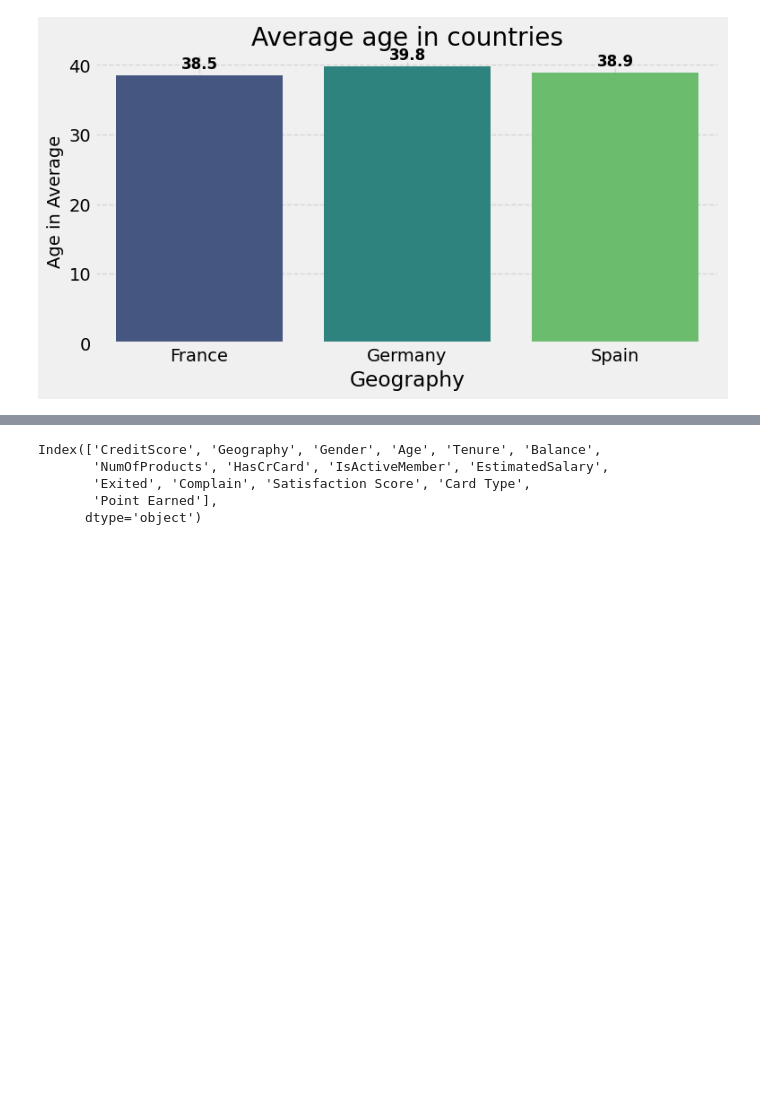
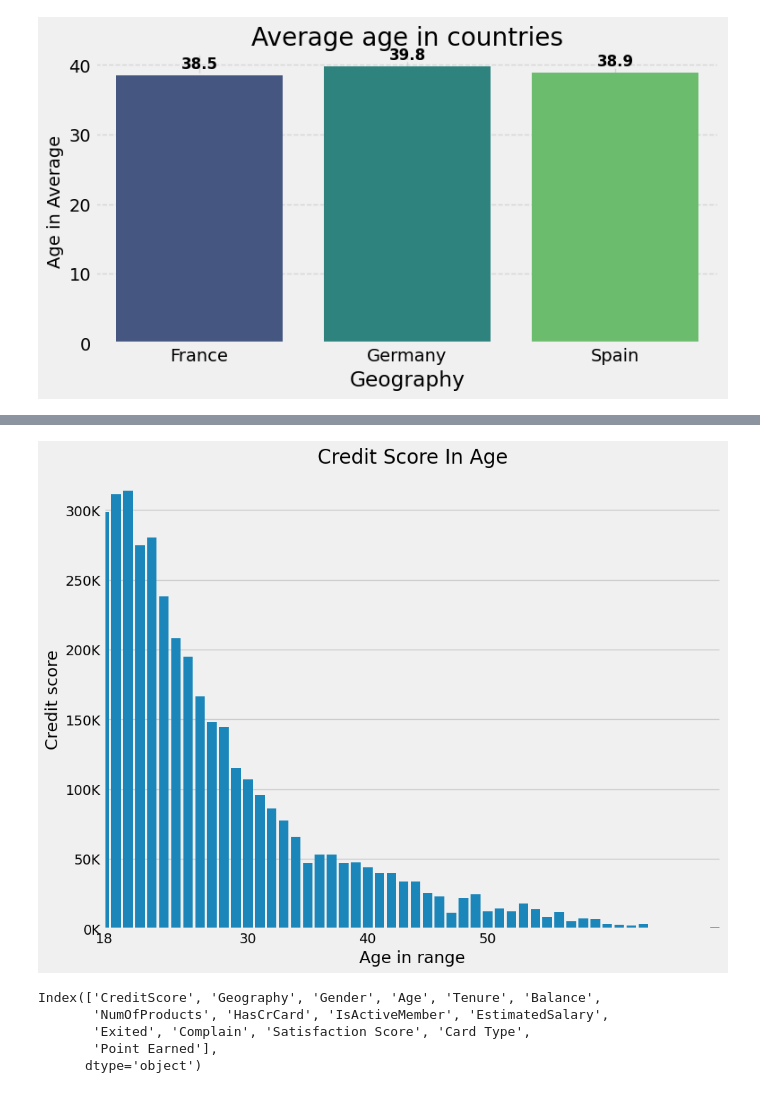
Before and after one commit to Henamen21/Bank_Customer_Churn_Prediction---ML, a Jupyter notebook: predictor.ipynb, the cells around one changed output, grey strips where cells are left out. Drawn from its saved outputs; the diff is of its cells as text; code cells hidden in the pictures; blank space fills up the shorter version.

```diff
--- a/predictor.ipynb
+++ b/predictor.ipynb
@@ -171,0 +258,3 @@ plt.show()
+# %%
+age_credit = data.groupby("Age")["CreditScore"].sum().reset_index()
+age_credit.head()
@@ -172,3 +268,34 @@ plt.show()
+# %%
+age_credit = age_credit.sort_values(by='Age')
+plt.figure(figsize=(10,8))
+sns.barplot(
+    data = age_credit,
+    x = "Age",
+    y = "CreditScore",
+)
+plt.xlim(left=age_credit['Age'].min())
+
+# Define the specific tick locations and labels
+tick_locations = [18, 30, 40, 50]  # Adjust based on your data range
+tick_labels = ['18', '30', '40', '50']  # Labels for the ticks
+
+def thousands(x, pos):
+    'The two args are the value and tick position'
+    return '%1.0fK' % (x * 1e-3)
+
+plt.gca().yaxis.set_major_formatter(FuncFormatter(thousands))
+
+# Set x-axis ticks at specific locations and labels
+plt.xticks(ticks=tick_locations, labels=tick_labels)
+plt.ylabel('Credit score')
+plt.xlabel("Age in range")
+plt.title("Credit Score In Age")
+mean_credit_score = age_credit['CreditScore'].mean()
+
+plt.savefig('Pictures\Credit Score In Age')
+plt.show()
+# %% [output]
+[figure, added]
 # %%
 data.columns
 # %% [output]
```
Also changed, not shown: parts of 25 cells of this notebook.
